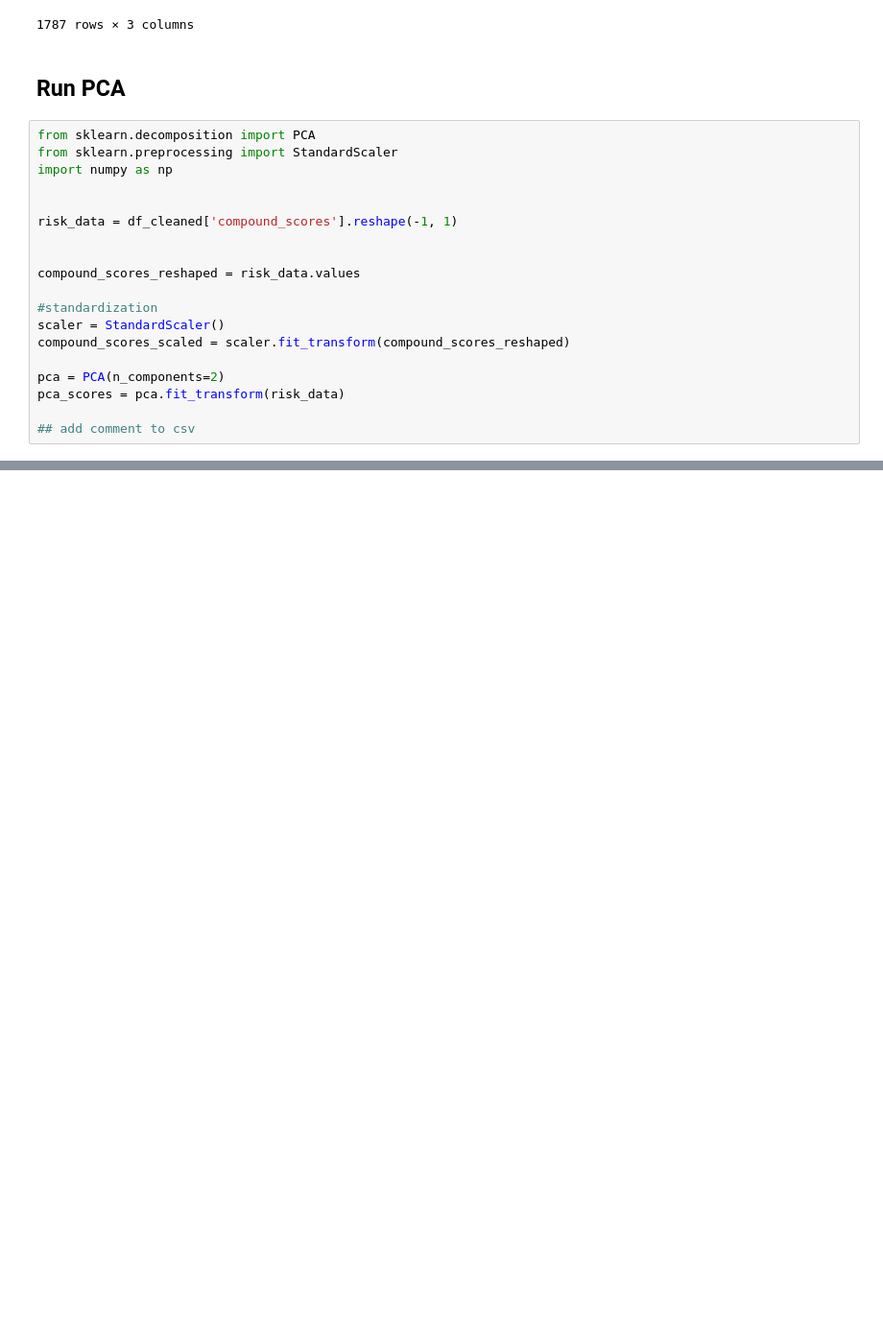
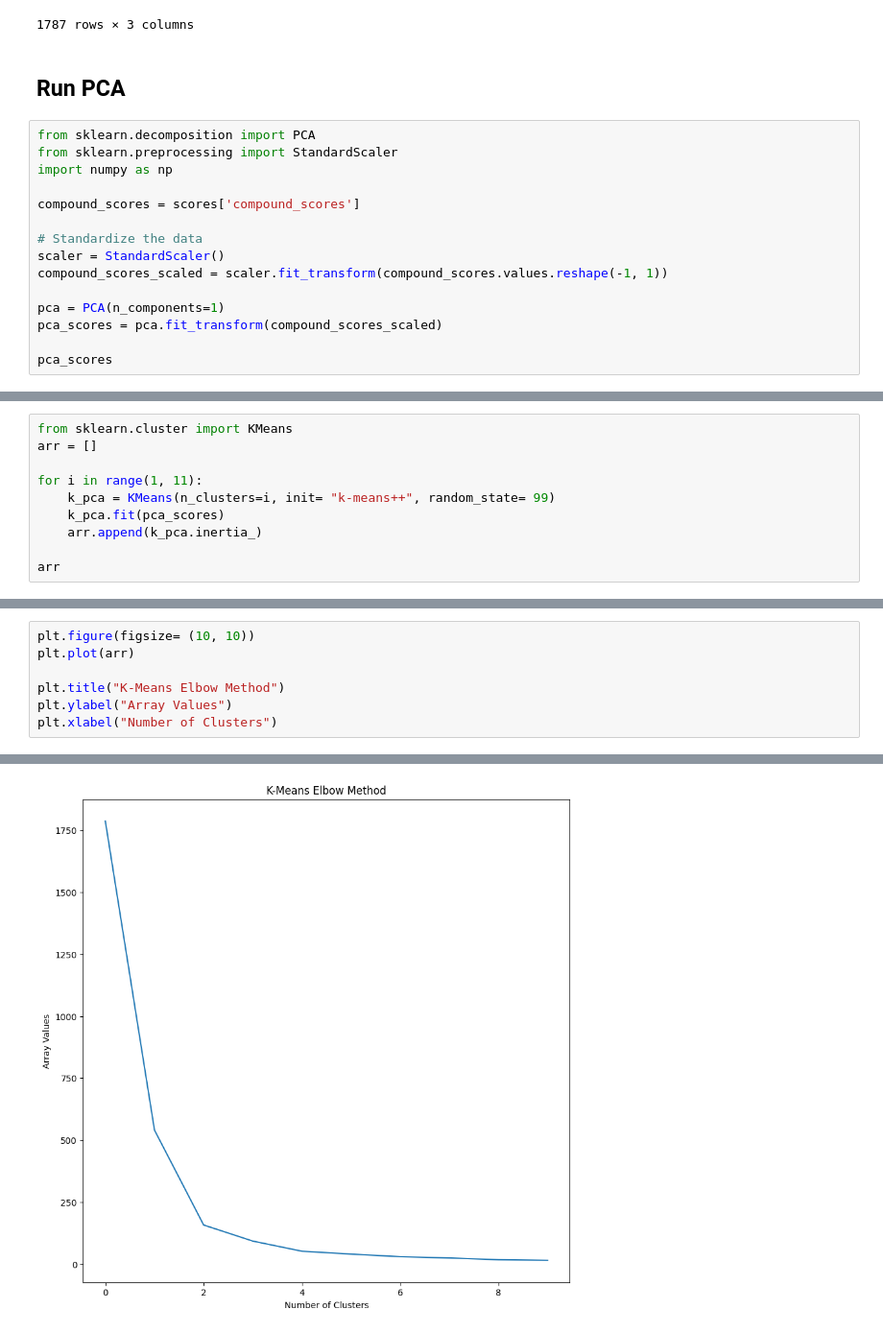
Before and after one commit to oodball/Suicidal-Tweet-Detection, a Jupyter notebook: data_cleaning.ipynb, the cells around one changed output, grey strips where cells are left out. Shown at 96% size. Drawn from its saved outputs; the diff is of its cells as text; blank space fills up the shorter version.

Commit message:
Run PCA and KMeans

```diff
--- a/data_cleaning.ipynb
+++ b/data_cleaning.ipynb
@@ -312,18 +314,14 @@ from sklearn.decomposition import PCA
 from sklearn.preprocessing import StandardScaler
 import numpy as np
 
+compound_scores = scores['compound_scores']
 
-risk_data = df_cleaned['compound_scores'].reshape(-1, 1)
+# Standardize the data
+scaler = StandardScaler()
+compound_scores_scaled = scaler.fit_transform(compound_scores.values.reshape(-1, 1))
 
+pca = PCA(n_components=1)
+pca_scores = pca.fit_transform(compound_scores_scaled)
 
-compound_scores_reshaped = risk_data.values
-
-#standardization
-scaler = StandardScaler()
-compound_scores_scaled = scaler.fit_transform(compound_scores_reshaped)
-
-pca = PCA(n_components=2)
-pca_scores = pca.fit_transform(risk_data)
-
-## add comment to csv
+pca_scores
 # %% [output]
@@ -330,0 +337,10 @@ AttributeError: 'Series' object has no attribute 'reshape'
+# %%
+from sklearn.cluster import KMeans
+arr = []
+
+for i in range(1, 11):
+    k_pca = KMeans(n_clusters=i, init= "k-means++", random_state= 99)
+    k_pca.fit(pca_scores)
+    arr.append(k_pca.inertia_)
+
+arr
@@ -330,0 +360,8 @@ AttributeError: 'Series' object has no attribute 'reshape'
+# %%
+plt.figure(figsize= (10, 10))
+plt.plot(arr)
+
+plt.title("K-Means Elbow Method")
+plt.ylabel("Array Values")
+plt.xlabel("Number of Clusters")
+# %% [output]
@@ -330,0 +369 @@ AttributeError: 'Series' object has no attribute 'reshape'
+[figure, added]
```
Also changed, not shown: parts of 8 cells of this notebook.
